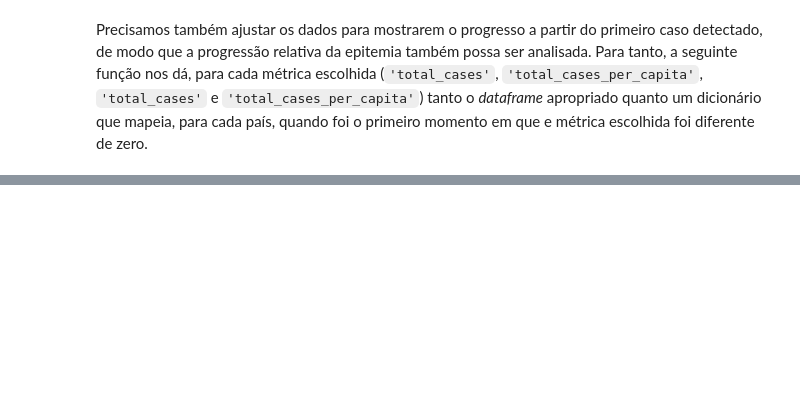
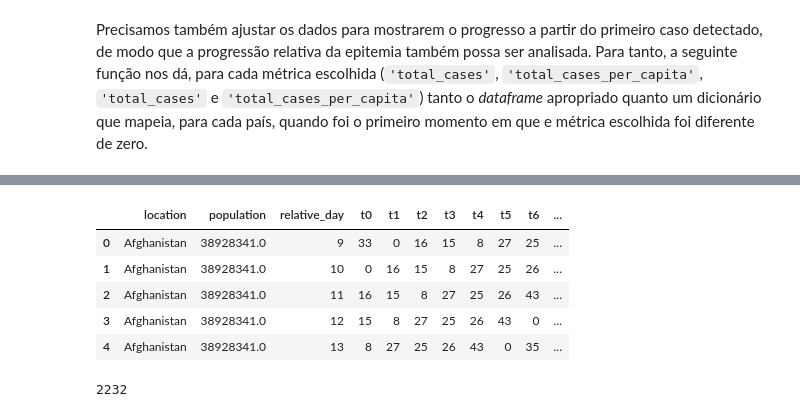
Before and after one commit to funcional-health-analytics/covid19-analytics, a Jupyter notebook: notebooks/data_preprocessing.ipynb, the cells around one changed output, grey strips where cells are left out. Drawn from its saved outputs; the diff is of its cells as text; code cells hidden in the pictures; blank space fills up the shorter version.

```diff
--- a/notebooks/data_preprocessing.ipynb
+++ b/notebooks/data_preprocessing.ipynb
@@ -248,0 +254,9 @@ df_total_deaths_per_capita_per_epidemy_day.to_csv('../data/preprocessed/covid_to
+# %%
+min_total_cases = 50
+min_total_deaths = 1
+# %%
+window_size = 10
+# %%
+locations = df_epidemy_data_enriched['location'].unique()
+#print(locations)
+len(locations)
@@ -248,0 +265,3 @@ df_total_deaths_per_capita_per_epidemy_day.to_csv('../data/preprocessed/covid_to
+# %%
+columns = ['location', 'population'] + ['relative_day'] + [f't{w}' for w in range(0, window_size)] + ['target']
+columns
@@ -248,0 +283,43 @@ df_total_deaths_per_capita_per_epidemy_day.to_csv('../data/preprocessed/covid_to
+# %%
+new_rows = []
+for location in locations:
+    #print(location)
+    df_tmp = df_epidemy_data_enriched[df_epidemy_data_enriched['location'] == location]
+
+    # minimum number of cases and deaths
+    df_tmp = df_tmp[df_tmp['total_cases'] >= min_total_cases]
+    df_tmp = df_tmp[df_tmp['total_deaths'] >= min_total_deaths]
+    df_tmp = df_tmp.reset_index()
+
+    # sliding window
+    for i in range(0, len(df_tmp) - window_size):
+        df_window = df_tmp.iloc[i:i + window_size]
+        df_window_last_pos = df_tmp.iloc[i + window_size - 1]
+        df_target = df_tmp.iloc[i + window_size]
+
+        features =  [location, df_window_last_pos['population']] + [i + window_size - 1] + list(df_window['new_cases'].values)
+        target = df_target['new_cases']
+
+        new_row_values = list(features) + [target]
+        new_rows.append(new_row_values)
+
+
+        #print(features)
+        #print(target)
+        #print(new_row_values)
+        #print(df_window)
+        #print(df_target)
+
+df_epidemy_data_with_sliding_windows = pd.DataFrame(new_rows, columns= columns)
+df_epidemy_data_with_sliding_windows.head()
+# %% [output]
+|  | location | population | relative_day | t0 | t1 | t2 | t3 | t4 | t5 | t6 | ... |
+| 0 | Afghanistan | 38928341.0 | 9 | 33 | 0 | 16 | 15 | 8 | 27 | 25 | ... |
+| 1 | Afghanistan | 38928341.0 | 10 | 0 | 16 | 15 | 8 | 27 | 25 | 26 | ... |
+| 2 | Afghanistan | 38928341.0 | 11 | 16 | 15 | 8 | 27 | 25 | 26 | 43 | ... |
+| 3 | Afghanistan | 38928341.0 | 12 | 15 | 8 | 27 | 25 | 26 | 43 | 0 | ... |
+| 4 | Afghanistan | 38928341.0 | 13 | 8 | 27 | 25 | 26 | 43 | 0 | 35 | ... |
+# %%
+len(df_epidemy_data_with_sliding_windows)
+# %% [output]
+2232
```
Also changed, not shown: parts of 23 cells of this notebook, 25 other files.
